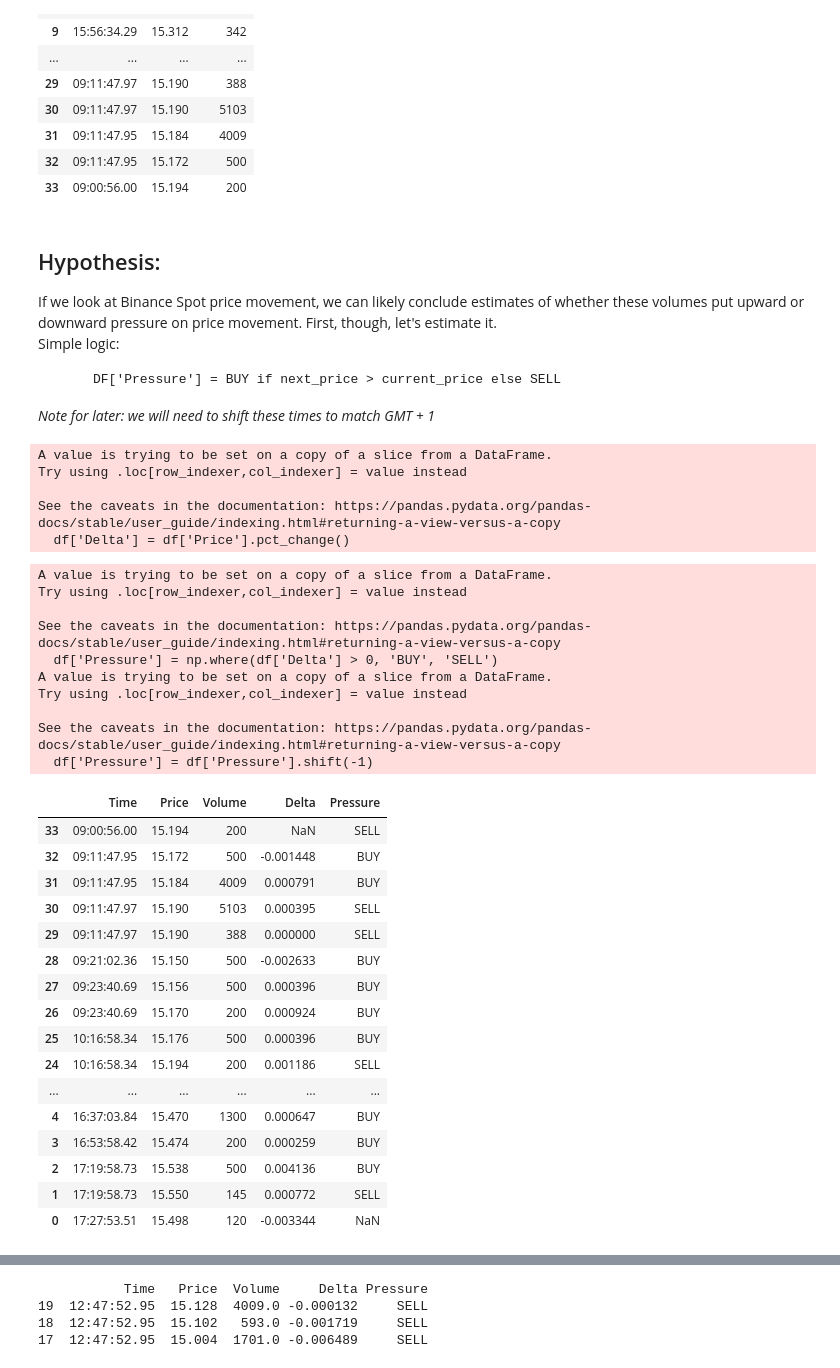
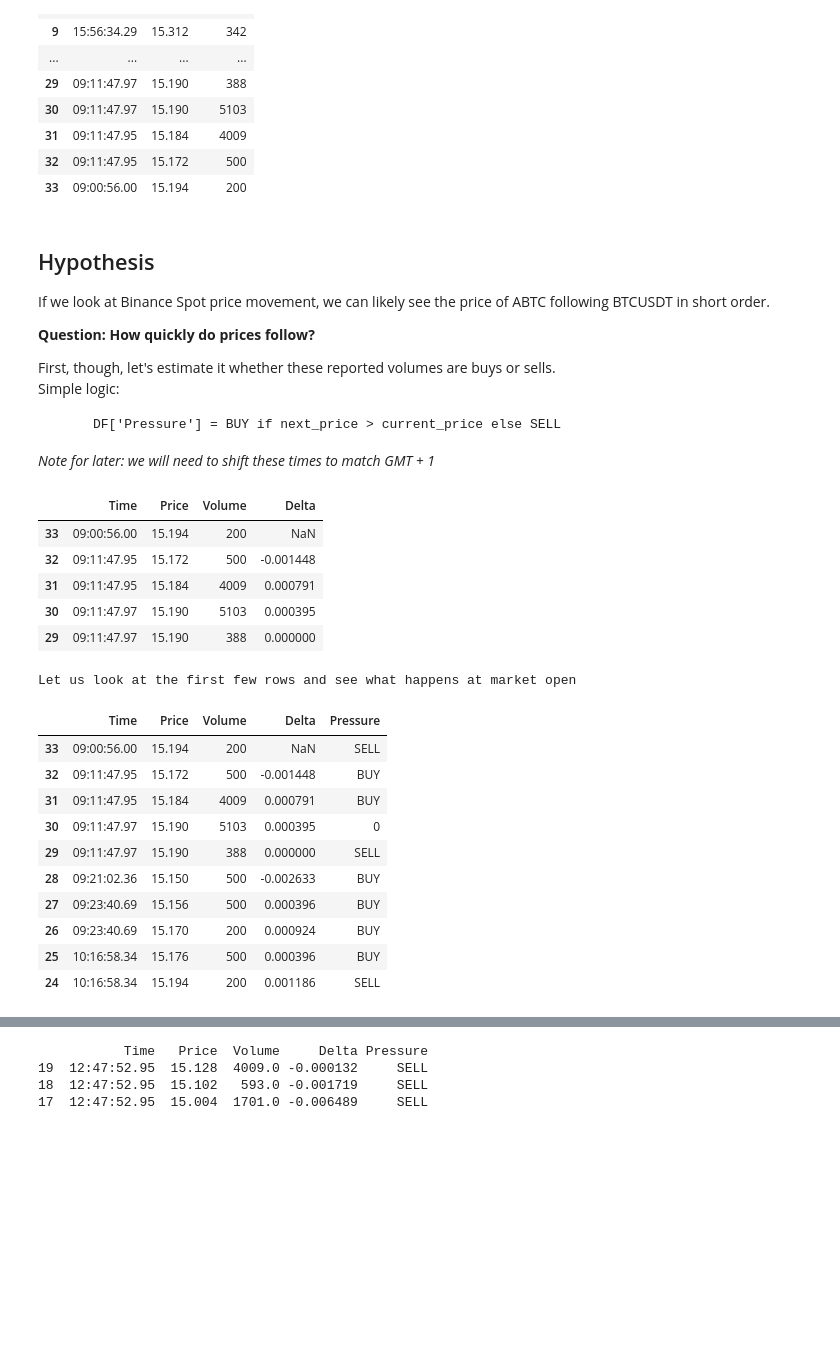
Before and after one commit to algo-dude/ETPLiquidity, a Jupyter notebook: liquidity.ipynb, the cells around one changed output, grey strips where cells are left out. Drawn from its saved outputs; the diff is of its cells as text; code cells hidden in the pictures; blank space fills up the shorter version.

```diff
--- a/liquidity.ipynb
+++ b/liquidity.ipynb
@@ -167,9 +187,12 @@ df
 | 32 | 09:11:47.95 | 15.172 | 500 |
 | 33 | 09:00:56.00 | 15.194 | 200 |
 # %% [markdown]
-## Hypothesis:
- If we look at Binance Spot price movement, we can likely conclude estimates of whether these volumes put upward or downward pressure on price movement.
- First, though, let's estimate it.
+## Hypothesis
+ If we look at Binance Spot price movement, we can likely see the price of ABTC following BTCUSDT in short order.
+
+ **Question: How quickly do prices follow?**
+
+ First, though, let's estimate it whether these reported volumes are buys or sells.
  Simple logic:
 
          DF['Pressure'] = BUY if next_price > current_price else SELL
@@ -179,44 +202,33 @@ df
 # note I am reversing the dataframe here because pct_change() is a forward looking function
 df = df[::-1]
 df['Delta'] = df['Price'].pct_change()
+df.head()
 # %% [output]
-A value is trying to be set on a copy of a slice from a DataFrame.
-Try using .loc[row_indexer,col_indexer] = value instead
-
-See the caveats in the documentation: https://pandas.pydata.org/pandas-docs/stable/user_guide/indexing.html#returning-a-view-versus-a-copy
-  df['Delta'] = df['Price'].pct_change()
+|  | Time | Price | Volume | Delta |
+| 33 | 09:00:56.00 | 15.194 | 200 | NaN |
+| 32 | 09:11:47.95 | 15.172 | 500 | -0.001448 |
+| 31 | 09:11:47.95 | 15.184 | 4009 | 0.000791 |
+| 30 | 09:11:47.97 | 15.190 | 5103 | 0.000395 |
+| 29 | 09:11:47.97 | 15.190 | 388 | 0.000000 |
 # %%
 # Add column 'Pressure' if 'Delta' is positive
 # df['Pressure'] = 'BUY' if df['Delta'] > 0 else 'SELL'     # truth error
 df['Pressure'] = np.where(df['Delta'] > 0, 'BUY', 'SELL')
+df['Pressure'] = np.where(df['Delta'] == 0, '0', df['Pressure'])
 # Shift pressure backwards once so it corresponds to the correct volume row
 df['Pressure'] = df['Pressure'].shift(-1)
-df
+print('Let us look at the first few rows and see what happens at market open:')
+df.head(10)
 # %% [output]
-A value is trying to be set on a copy of a slice from a DataFrame.
-Try using .loc[row_indexer,col_indexer] = value instead
-
-See the caveats in the documentation: https://pandas.pydata.org/pandas-docs/stable/user_guide/indexing.html#returning-a-view-versus-a-copy
-  df['Pressure'] = np.where(df['Delta'] > 0, 'BUY', 'SELL')
-A value is trying to be set on a copy of a slice from a DataFrame.
-Try using .loc[row_indexer,col_indexer] = value instead
-
-See the caveats in the documentation: https://pandas.pydata.org/pandas-docs/stable/user_guide/indexing.html#returning-a-view-versus-a-copy
-  df['Pressure'] = df['Pressure'].shift(-1)
+Let us look at the first few rows and see what happens at market open
 |  | Time | Price | Volume | Delta | Pressure |
 | 33 | 09:00:56.00 | 15.194 | 200 | NaN | SELL |
 | 32 | 09:11:47.95 | 15.172 | 500 | -0.001448 | BUY |
 | 31 | 09:11:47.95 | 15.184 | 4009 | 0.000791 | BUY |
-| 30 | 09:11:47.97 | 15.190 | 5103 | 0.000395 | SELL |
+| 30 | 09:11:47.97 | 15.190 | 5103 | 0.000395 | 0 |
 | 29 | 09:11:47.97 | 15.190 | 388 | 0.000000 | SELL |
 | 28 | 09:21:02.36 | 15.150 | 500 | -0.002633 | BUY |
 | 27 | 09:23:40.69 | 15.156 | 500 | 0.000396 | BUY |
 | 26 | 09:23:40.69 | 15.170 | 200 | 0.000924 | BUY |
 | 25 | 10:16:58.34 | 15.176 | 500 | 0.000396 | BUY |
 | 24 | 10:16:58.34 | 15.194 | 200 | 0.001186 | SELL |
-| ... | ... | ... | ... | ... | ... |
-| 4 | 16:37:03.84 | 15.470 | 1300 | 0.000647 | BUY |
-| 3 | 16:53:58.42 | 15.474 | 200 | 0.000259 | BUY |
-| 2 | 17:19:58.73 | 15.538 | 500 | 0.004136 | BUY |
-| 1 | 17:19:58.73 | 15.550 | 145 | 0.000772 | SELL |
-| 0 | 17:27:53.51 | 15.498 | 120 | -0.003344 | NaN |
```
Also changed, not shown: parts of 53 cells of this notebook, 6 other files.
